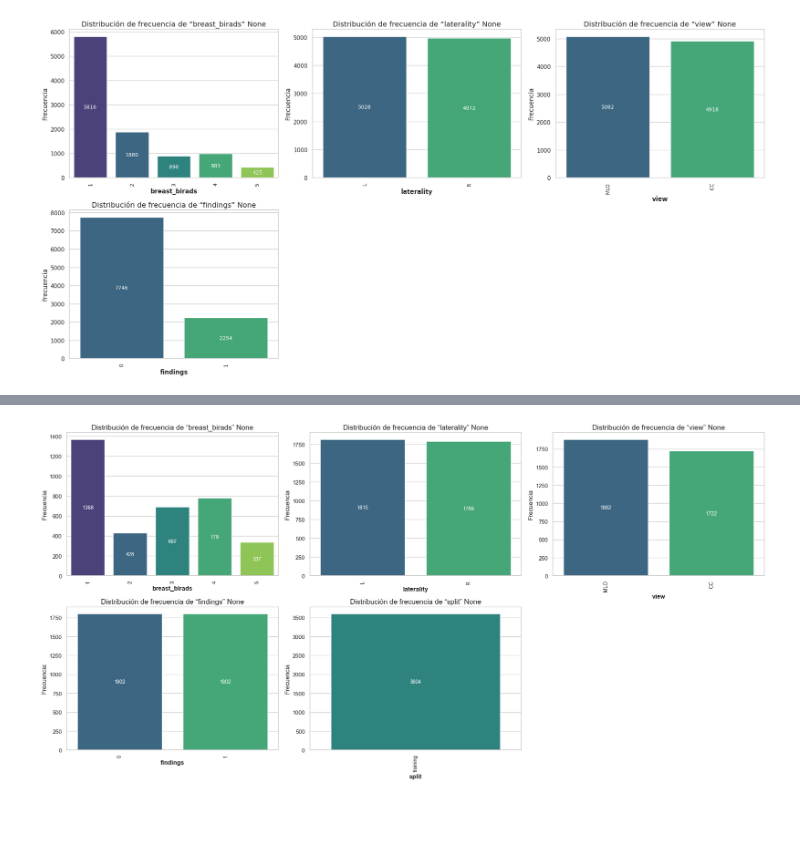
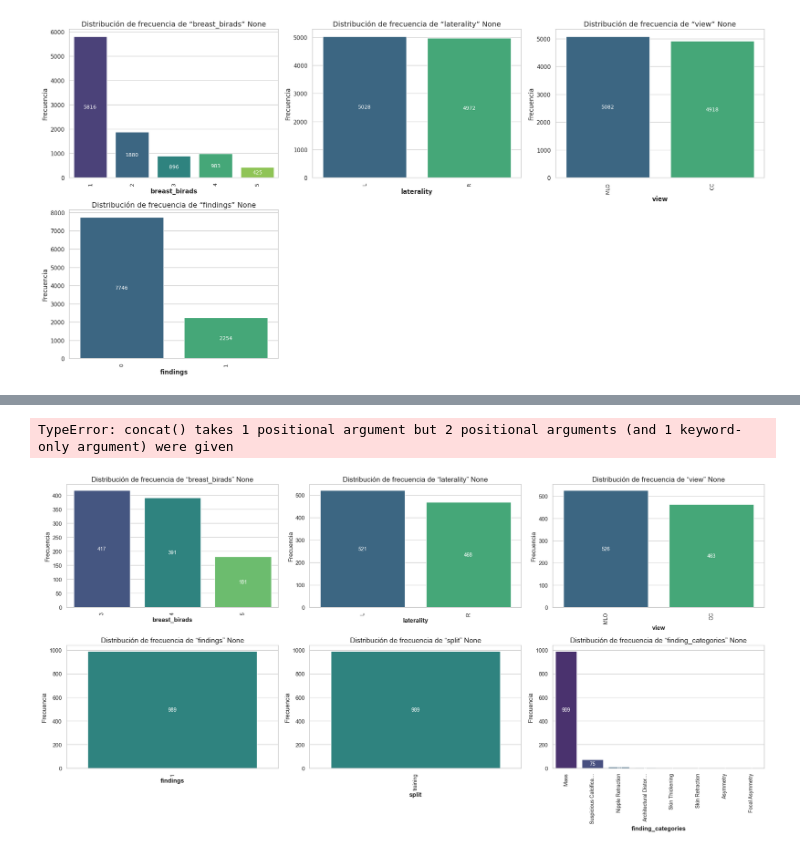
Before and after one commit to emiliodelgadouy/tesis, a Jupyter notebook: 01GenerateDumps.ipynb, the cells around one changed output, grey strips where cells are left out. Saved outputs shown, nothing was run; the diff lists cells and outputs as text; code cells hidden in the pictures; blank space fills up the shorter version.

```diff
--- a/01GenerateDumps.ipynb
+++ b/01GenerateDumps.ipynb
@@ -86,4 +44,0 @@ dataset_balanced_fixed.stats()
-# %%
-dataset_balanced_fixed[dataset_balanced_fixed["split"]=="training"].stats()
-# %% [output]
-[figure, removed]
@@ -94,0 +45,23 @@ dataset_balanced_fixed.save_dump("dump_cache_balanced.npz")
+# %%
+ds =  Dataset()
+values = {'Mass'}
+
+df1 = ds[
+    (ds["split"] == "training") &
+    (ds["finding_categories"].apply(lambda l: any(v in l for v in values)))
+]
+
+
+# dataset_balanced_training_fix = pd.concat(dataset_balanced[(dataset_balanced["split"]=="training")&(dataset_balanced['finding_categories'].apply(lambda l: any(v in l for v in values)))],dataset_balanced[(dataset_balanced["split"]=="training")].head(989), ignore_index=True)
+# dataset_balanced_test_fix = pd.concat([dataset_balanced_test[dataset_balanced_test["findings"]==1], dataset_balanced_test[dataset_balanced_test["findings"]==0].head(452)], ignore_index=True)
+# dataset_balanced_fixed = pd.concat([dataset_balanced_training_fix, dataset_balanced_test_fix], ignore_index=True)
+# dataset_balanced_fixed.to_csv("dataset_balanced_mass.csv", index=False)
+# dataset_balanced_fixed.preload_cache()
+# dataset_balanced_fixed.save_dump("dump_cache_balanced_mass.npz")
+dataset_balanced_fixed.stats()
+# %% [output]
+TypeError: concat() takes 1 positional argument but 2 positional arguments (and 1 keyword-only argument) were given
+# %%
+dataset_balanced[(dataset_balanced["split"]=="training")&(dataset_balanced['finding_categories'].apply(lambda l: any(v in l for v in values)))].stats()
+# %% [output]
+[figure, added]
```
Also changed, not shown: parts of 11 cells of this notebook, 4 other files.
